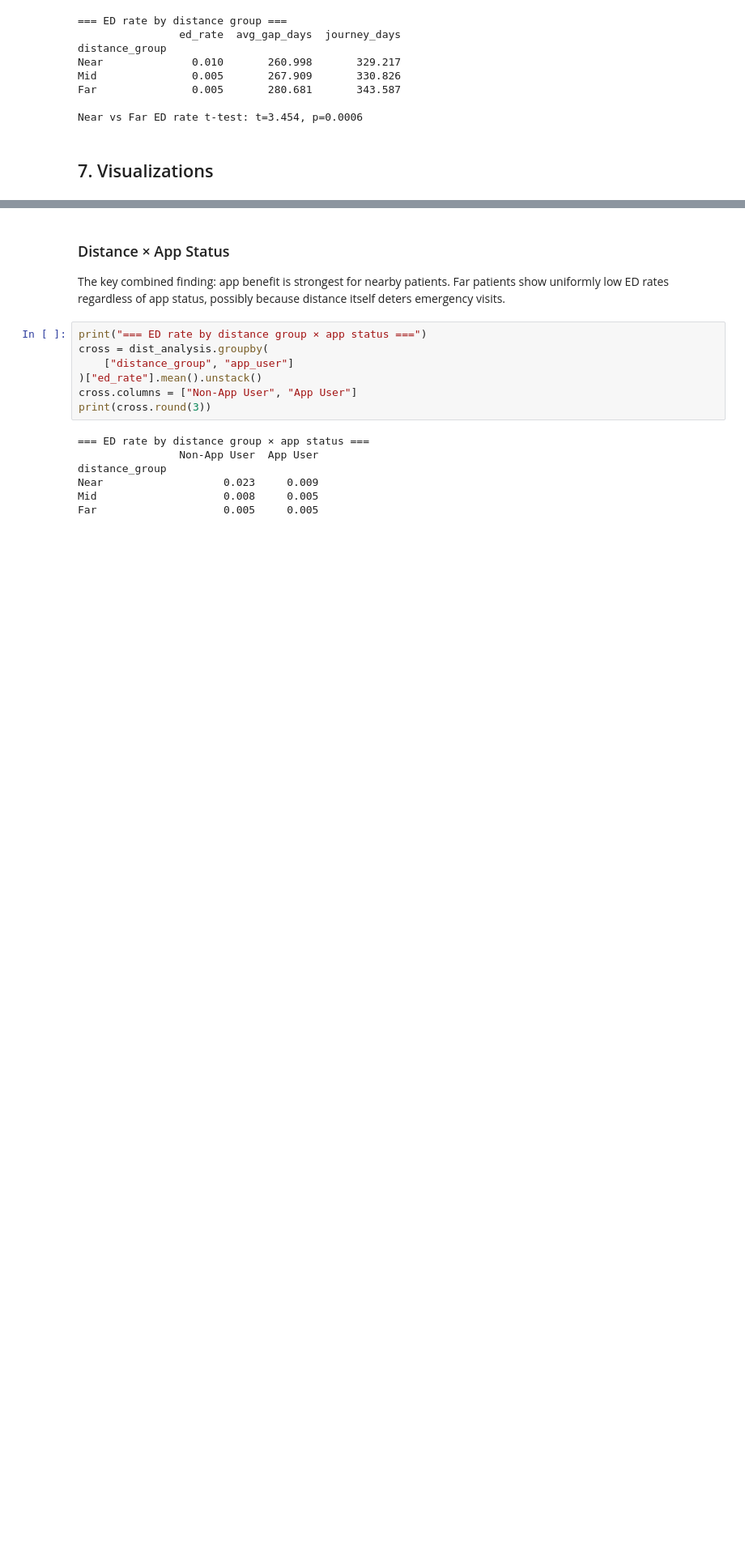
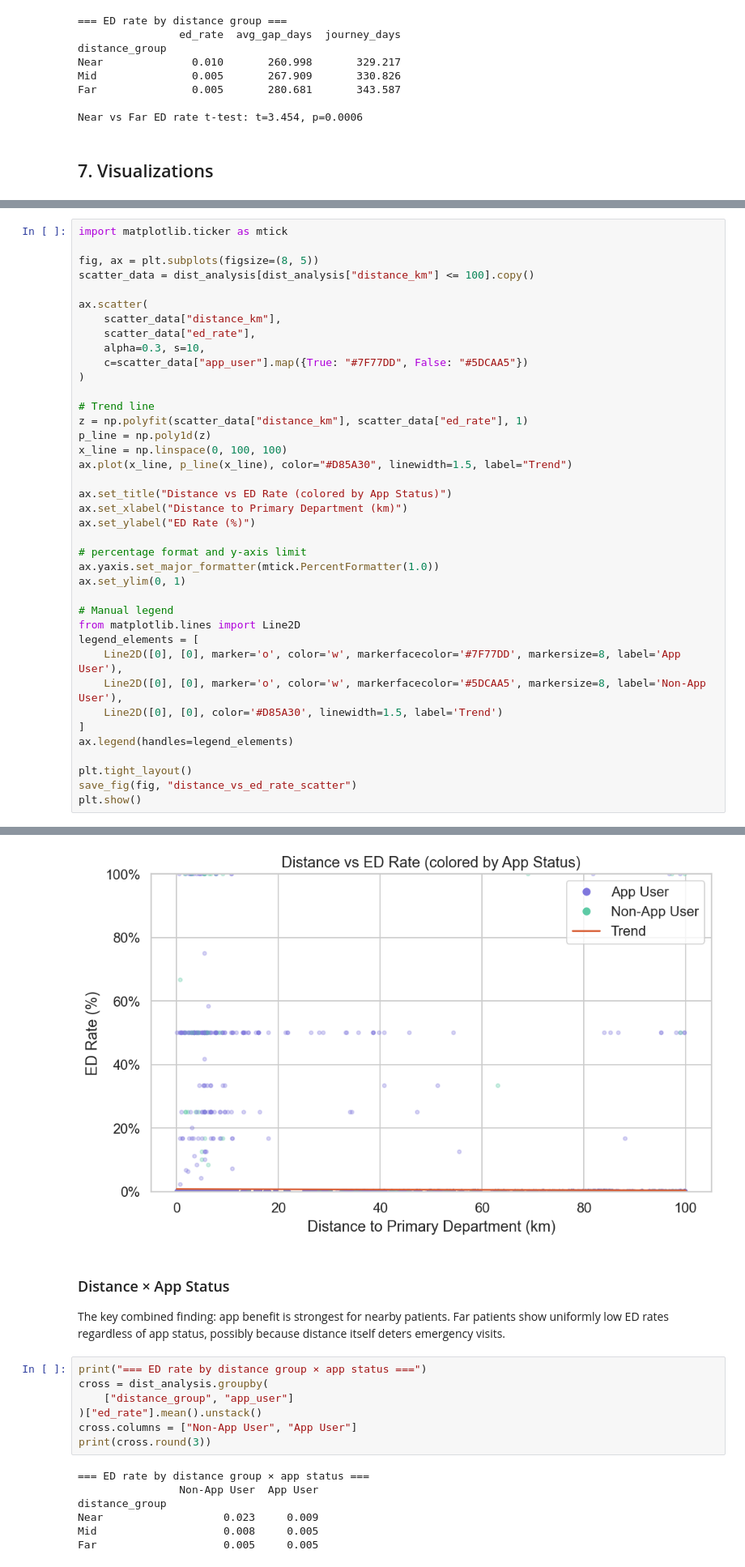
Before and after one commit to SYzhao666/datafest2026, a Jupyter notebook: notebooks/02_distance.ipynb, the cells around one changed output, grey strips where cells are left out. Shown at 81% size. Drawn from its saved outputs; the diff is of its cells as text; blank space fills up the shorter version.

```diff
--- a/notebooks/02_distance.ipynb
+++ b/notebooks/02_distance.ipynb
@@ -271,0 +250,40 @@ Saved: distance_vs_ed_rate_scatter
+# %%
+import matplotlib.ticker as mtick
+
+fig, ax = plt.subplots(figsize=(8, 5))
+scatter_data = dist_analysis[dist_analysis["distance_km"] <= 100].copy()
+
+ax.scatter(
+    scatter_data["distance_km"],
+    scatter_data["ed_rate"],
+    alpha=0.3, s=10,
+    c=scatter_data["app_user"].map({True: "#7F77DD", False: "#5DCAA5"})
+)
+
+# Trend line
+z = np.polyfit(scatter_data["distance_km"], scatter_data["ed_rate"], 1)
+p_line = np.poly1d(z)
+x_line = np.linspace(0, 100, 100)
+ax.plot(x_line, p_line(x_line), color="#D85A30", linewidth=1.5, label="Trend")
+
+ax.set_title("Distance vs ED Rate (colored by App Status)")
+ax.set_xlabel("Distance to Primary Department (km)")
+ax.set_ylabel("ED Rate (%)")
+
+# percentage format and y-axis limit
+ax.yaxis.set_major_formatter(mtick.PercentFormatter(1.0))
+ax.set_ylim(0, 1)
+
+# Manual legend
+from matplotlib.lines import Line2D
+legend_elements = [
+    Line2D([0], [0], marker='o', color='w', markerfacecolor='#7F77DD', markersize=8, label='App User'),
+    Line2D([0], [0], marker='o', color='w', markerfacecolor='#5DCAA5', markersize=8, label='Non-App User'),
+    Line2D([0], [0], color='#D85A30', linewidth=1.5, label='Trend')
+]
+ax.legend(handles=legend_elements)
+
+plt.tight_layout()
+save_fig(fig, "distance_vs_ed_rate_scatter")
+plt.show()
+# %% [output]
@@ -272,3 +291,4 @@ Saved: distance_vs_ed_rate_scatter
+[figure, added]
 # %% [markdown]
 ### Distance × App Status
 
```
Also changed, not shown: parts of 4 cells of this notebook, 2 other files.
